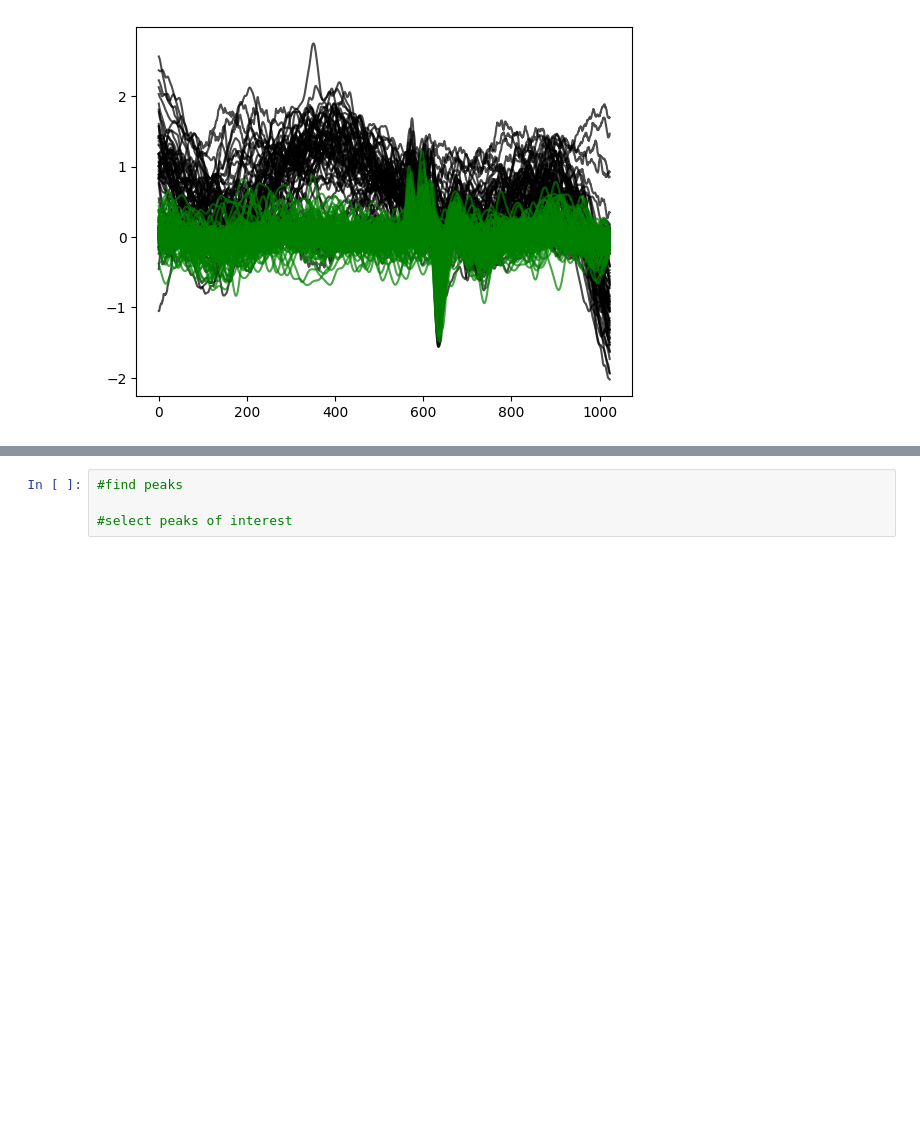
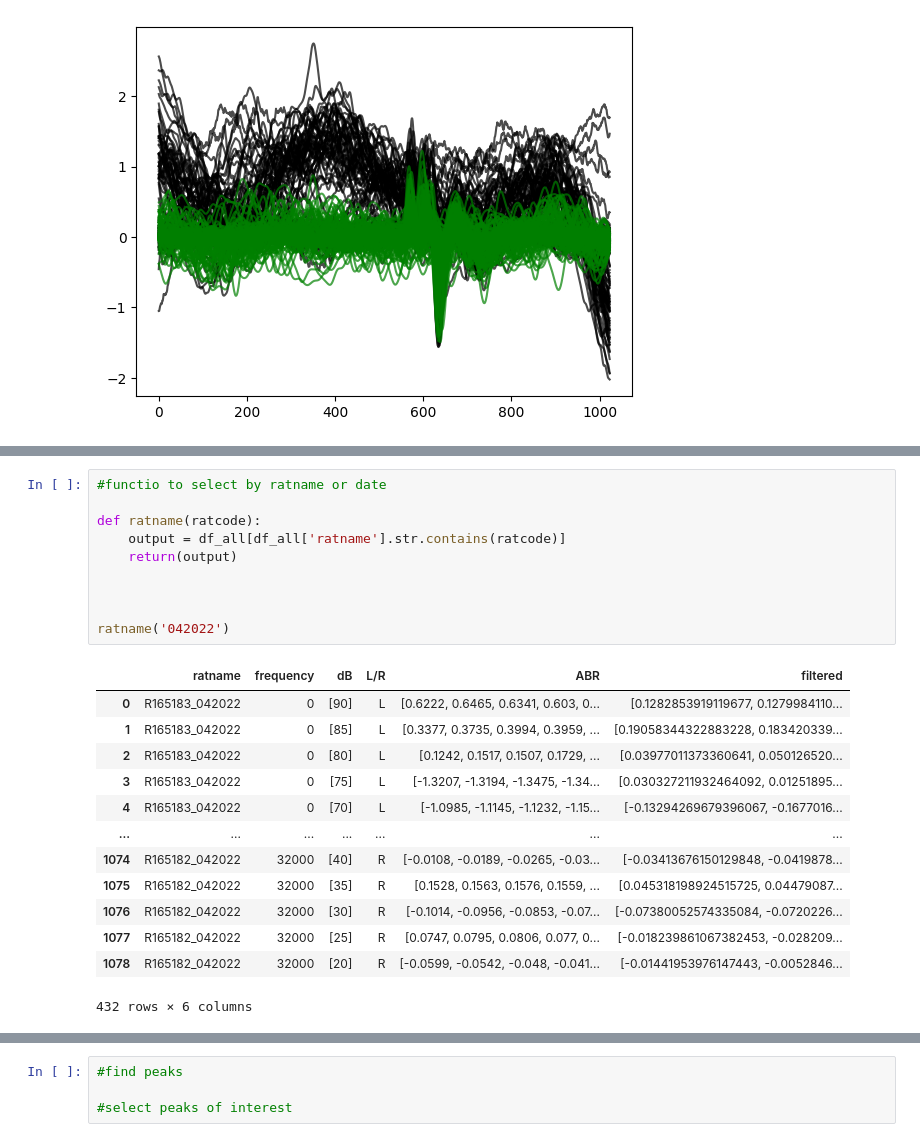
Before and after one commit to DeckerDreams/ABR_Processing, a Jupyter notebook: auto_abr_updated.ipynb, the cells around one changed output, grey strips where cells are left out. Drawn from its saved outputs; the diff is of its cells as text; blank space fills up the shorter version.

```diff
--- a/auto_abr_updated.ipynb
+++ b/auto_abr_updated.ipynb
@@ -242,0 +227,24 @@ Text(0.5, 1.0, 'Average ABR per frequency')
+# %%
+#functio to select by ratname or date
+
+def ratname(ratcode):
+    output = df_all[df_all['ratname'].str.contains(ratcode)]
+    return(output)
+
+
+
+ratname('042022')
+# %% [output]
+|  | ratname | frequency | dB | L/R | ABR | filtered |
+| 0 | R165183_042022 | 0 | [90] | L | [0.6222, 0.6465, 0.6341, 0.603, 0... | [0.1282853919119677, 0.1279984110... |
+| 1 | R165183_042022 | 0 | [85] | L | [0.3377, 0.3735, 0.3994, 0.3959, ... | [0.19058344322883228, 0.183420339... |
+| 2 | R165183_042022 | 0 | [80] | L | [0.1242, 0.1517, 0.1507, 0.1729, ... | [0.03977011373360641, 0.050126520... |
+| 3 | R165183_042022 | 0 | [75] | L | [-1.3207, -1.3194, -1.3475, -1.34... | [0.030327211932464092, 0.01251895... |
+| 4 | R165183_042022 | 0 | [70] | L | [-1.0985, -1.1145, -1.1232, -1.15... | [-0.13294269679396067, -0.1677016... |
+| ... | ... | ... | ... | ... | ... | ... |
+| 1074 | R165182_042022 | 32000 | [40] | R | [-0.0108, -0.0189, -0.0265, -0.03... | [-0.03413676150129848, -0.0419878... |
+| 1075 | R165182_042022 | 32000 | [35] | R | [0.1528, 0.1563, 0.1576, 0.1559, ... | [0.045318198924515725, 0.04479087... |
+| 1076 | R165182_042022 | 32000 | [30] | R | [-0.1014, -0.0956, -0.0853, -0.07... | [-0.07380052574335084, -0.0720226... |
+| 1077 | R165182_042022 | 32000 | [25] | R | [0.0747, 0.0795, 0.0806, 0.077, 0... | [-0.018239861067382453, -0.028209... |
+| 1078 | R165182_042022 | 32000 | [20] | R | [-0.0599, -0.0542, -0.048, -0.041... | [-0.01441953976147443, -0.0052846... |
+432 rows × 6 columns
```
Also changed, not shown: parts of 5 cells of this notebook.
